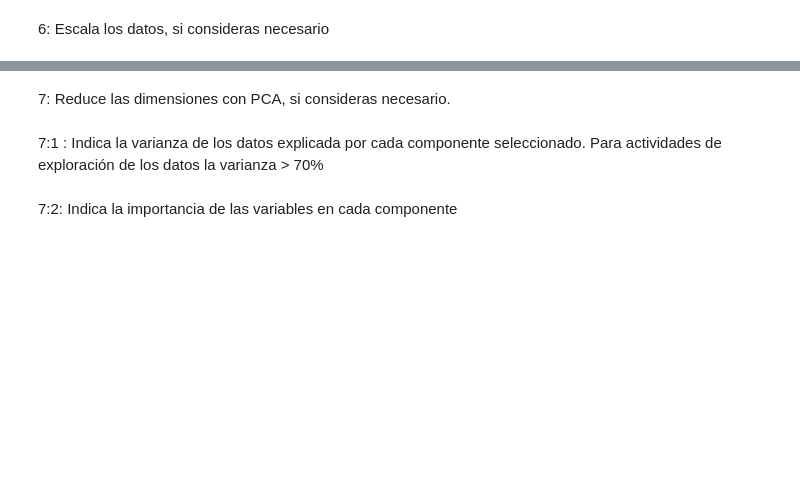
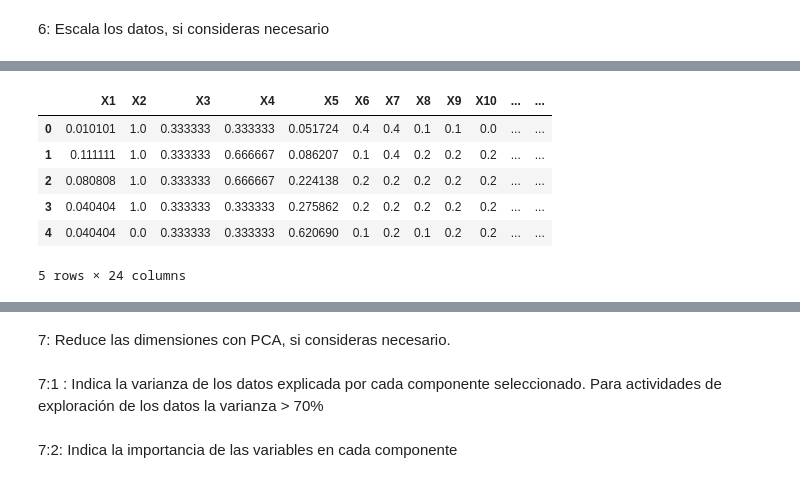
Before and after one commit to PosgradoMNA/actividades-de-aprendizaje-A01794003, a Jupyter notebook: Actividad_Semanal_6,_visualización.ipynb, the cells around one changed output, grey strips where cells are left out. Drawn from its saved outputs; the diff is of its cells as text; code cells hidden in the pictures; blank space fills up the shorter version.

```diff
--- a/Actividad_Semanal_6,_visualización.ipynb
+++ b/Actividad_Semanal_6,_visualización.ipynb
@@ -325,0 +700,13 @@ df.describe().transpose()
+# %%
+YoEscalono = MinMaxScaler()
+YoEscalono = YoEscalono.fit_transform(df)
+YoEscalono_df= pd.DataFrame (YoEscalono, columns=df.columns)
+YoEscalono_df.head()
+# %% [output]
+|  | X1 | X2 | X3 | X4 | X5 | X6 | X7 | X8 | X9 | X10 | ... | ... |
+| 0 | 0.010101 | 1.0 | 0.333333 | 0.333333 | 0.051724 | 0.4 | 0.4 | 0.1 | 0.1 | 0.0 | ... | ... |
+| 1 | 0.111111 | 1.0 | 0.333333 | 0.666667 | 0.086207 | 0.1 | 0.4 | 0.2 | 0.2 | 0.2 | ... | ... |
+| 2 | 0.080808 | 1.0 | 0.333333 | 0.666667 | 0.224138 | 0.2 | 0.2 | 0.2 | 0.2 | 0.2 | ... | ... |
+| 3 | 0.040404 | 1.0 | 0.333333 | 0.333333 | 0.275862 | 0.2 | 0.2 | 0.2 | 0.2 | 0.2 | ... | ... |
+| 4 | 0.040404 | 0.0 | 0.333333 | 0.333333 | 0.620690 | 0.1 | 0.2 | 0.1 | 0.2 | 0.2 | ... | ... |
+5 rows × 24 columns
```
Also changed, not shown: parts of 57 cells of this notebook.
